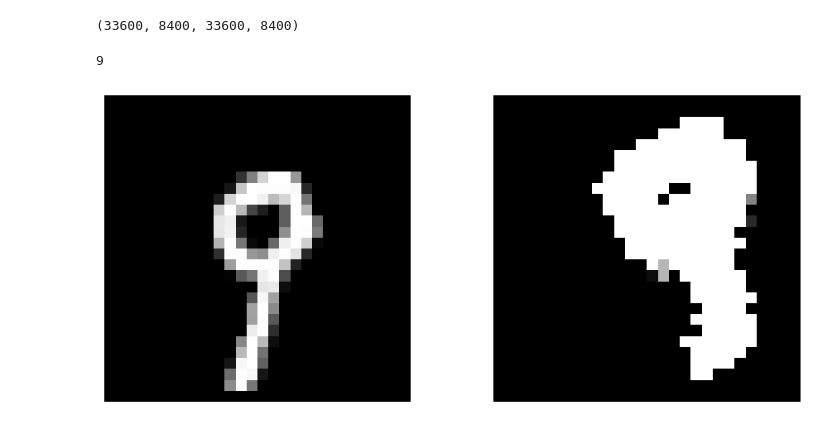
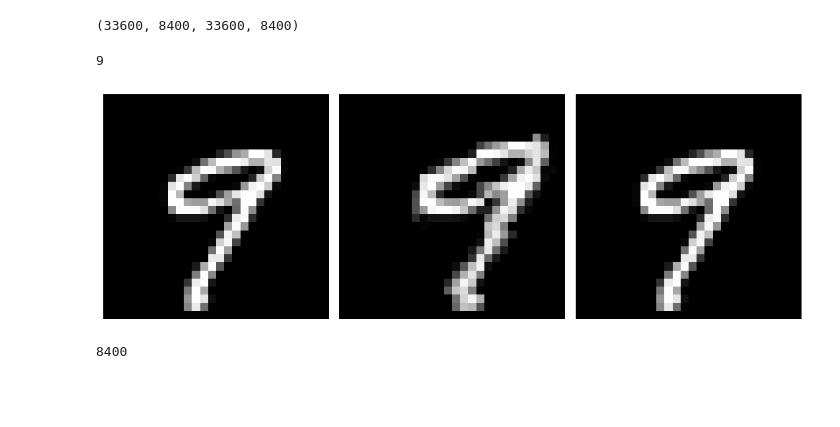
Before and after one commit to shira-stromer/Kaggle, a Jupyter notebook: digit-recognizer.ipynb, the cells around one changed output. Cells and saved outputs as stored; diff of their text form; code cells hidden in the pictures; blank space fills up the shorter version.

```diff
--- a/digit-recognizer.ipynb
+++ b/digit-recognizer.ipynb
@@ -63,3 +68,4 @@ plt.show()
 # %%
 label = torch.tensor(train_df['label'])
 train = torch.tensor(np.array(train_df.drop(['label'], axis = 1)), dtype=torch.float32).reshape(len(train_df), 1, 28, 28)
+train = train / 255
@@ -71,33 +79,40 @@ len(X_train), len(X_val), len(y_train), len(y_val)
 # %%
 index = random.randint(0, len(X_train))
 image =  X_train[index]
 print(y_train[index].item())
 
+mean = X_train.mean().item()
+std = X_train.std().item()
+
 # Define transformations
 transform = v2.Compose([# Convert image to PyTorch tensor,
-    v2.RandomResizedCrop(scale=(0.7, 1), size=(28, 28), antialias=True),
-    v2.RandomHorizontalFlip(p=0.3),
-    v2.Normalize((0,), (1,)),
+    v2.RandomResizedCrop(scale=(0.8, 1), size=(28, 28), antialias=True),
+    #v2.RandomHorizontalFlip(p=0),
+    #v2.Normalize(mean=(mean,), std=(std,)),
     v2.RandomApply([v2.ColorJitter(brightness=0.5, contrast=0.5, saturation=0.2, hue=0.1)], p=0.6),
-    v2.RandomAffine(30, scale=(0.95, 1))
+    #v2.RandomAffine(30, scale=(0.95, 1)),
+    v2.RandomRotation(degrees=(-45, 45))
 ])
 
+#transform = v2.ToTensor()
+transform_val = v2.ToTensor() #v2.Normalize(mean=(mean,), std=(std,))
 # Assuming 'image' is your 28x28 image
 processed_image = transform(image)
-images = [image, processed_image]
-fig, axes = plt.subplots(1, 2, figsize=(10, 4))
+processed_val_image = transform_val(image)
+images = [image, processed_image, processed_val_image]
+fig, axes = plt.subplots(1, 3, figsize=(10, 4))
 
 axes = axes.flatten()
 
 for i, ax in enumerate(axes):
     ax.imshow(images[i].numpy().reshape(28, 28), cmap='gray')
     ax.axis('off')
 
 plt.tight_layout()
 plt.show()
 # %% [output]
 9
-[figure, old version]
+[figure, new version]
 # %%
 from transformers import AutoModelForSequenceClassification
 from transformers import ResNetConfig, ResNetModel
@@ -146,3 +214,7 @@ val_dataloader = DataLoader(DigitImageDataset(X_val, y_val), batch_size=32)
+# %%
+len(val_dataset)
+# %% [output]
+8400
 # %%
 from torch.optim import Adam
 
```
Also changed, not shown: parts of 19 cells of this notebook.
